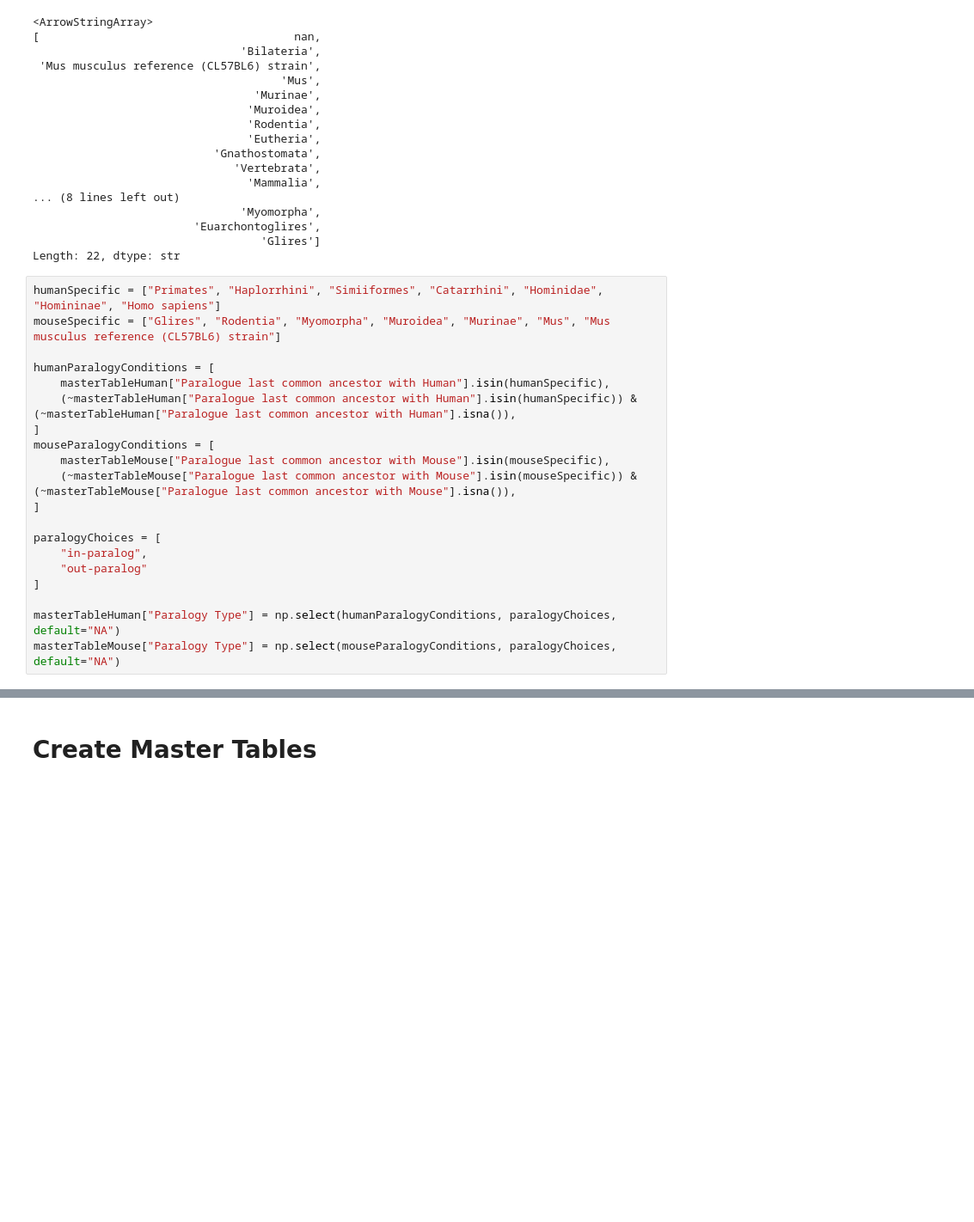
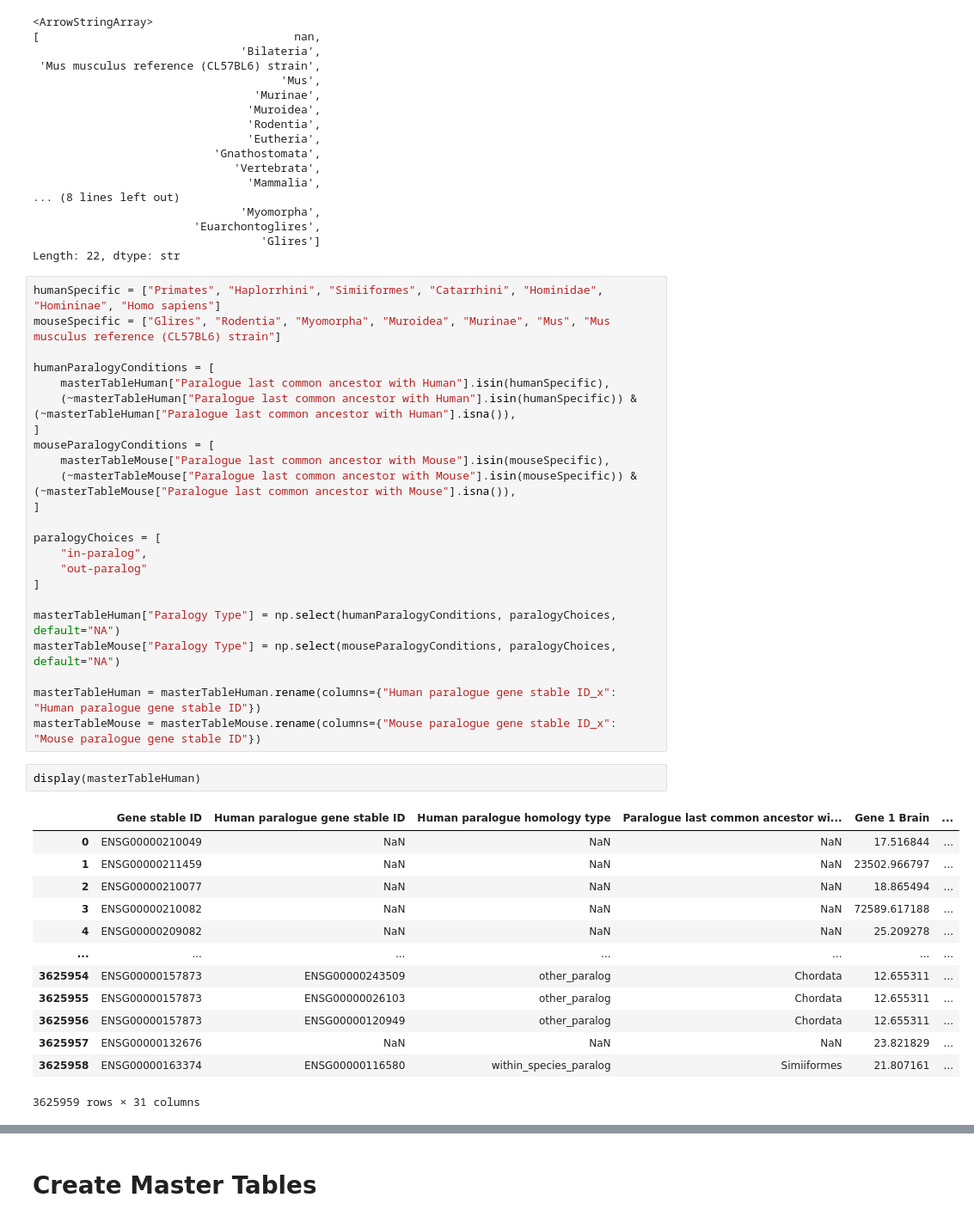
Before and after one commit to AndrewH72/Gene-Duplication, a Jupyter notebook: scripts/createMasterTables.ipynb, the cells around one changed output, grey strips where cells are left out. Shown at 86% size. Saved outputs shown, nothing was run; the diff lists cells and outputs as text; blank space fills up the shorter version.

```diff
--- a/scripts/createMasterTables.ipynb
+++ b/scripts/createMasterTables.ipynb
@@ -159,3 +159,22 @@ paralogyChoices = [
 
 masterTableHuman["Paralogy Type"] = np.select(humanParalogyConditions, paralogyChoices, default="NA")
 masterTableMouse["Paralogy Type"] = np.select(mouseParalogyConditions, paralogyChoices, default="NA")
+
+masterTableHuman = masterTableHuman.rename(columns={"Human paralogue gene stable ID_x": "Human paralogue gene stable ID"})
+masterTableMouse = masterTableMouse.rename(columns={"Mouse paralogue gene stable ID_x": "Mouse paralogue gene stable ID"})
+# %%
+display(masterTableHuman)
+# %% [output]
+|  | Gene stable ID | Human paralogue gene stable ID | Human paralogue homology type | Paralogue last common ancestor wi... | Gene 1 Brain | ... |
+| 0 | ENSG00000210049 | NaN | NaN | NaN | 17.516844 | ... |
+| 1 | ENSG00000211459 | NaN | NaN | NaN | 23502.966797 | ... |
+| 2 | ENSG00000210077 | NaN | NaN | NaN | 18.865494 | ... |
+| 3 | ENSG00000210082 | NaN | NaN | NaN | 72589.617188 | ... |
+| 4 | ENSG00000209082 | NaN | NaN | NaN | 25.209278 | ... |
+| ... | ... | ... | ... | ... | ... | ... |
+| 3625954 | ENSG00000157873 | ENSG00000243509 | other_paralog | Chordata | 12.655311 | ... |
+| 3625955 | ENSG00000157873 | ENSG00000026103 | other_paralog | Chordata | 12.655311 | ... |
+| 3625956 | ENSG00000157873 | ENSG00000120949 | other_paralog | Chordata | 12.655311 | ... |
+| 3625957 | ENSG00000132676 | NaN | NaN | NaN | 23.821829 | ... |
+| 3625958 | ENSG00000163374 | ENSG00000116580 | within_species_paralog | Simiiformes | 21.807161 | ... |
+3625959 rows × 31 columns
```
Also changed, not shown: parts of 5 cells of this notebook, 1 other file.
